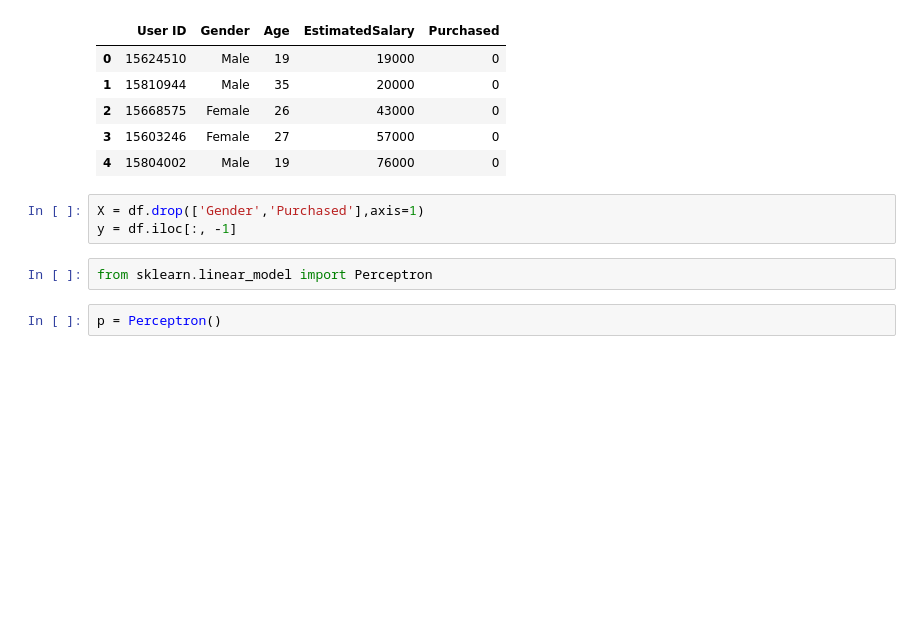
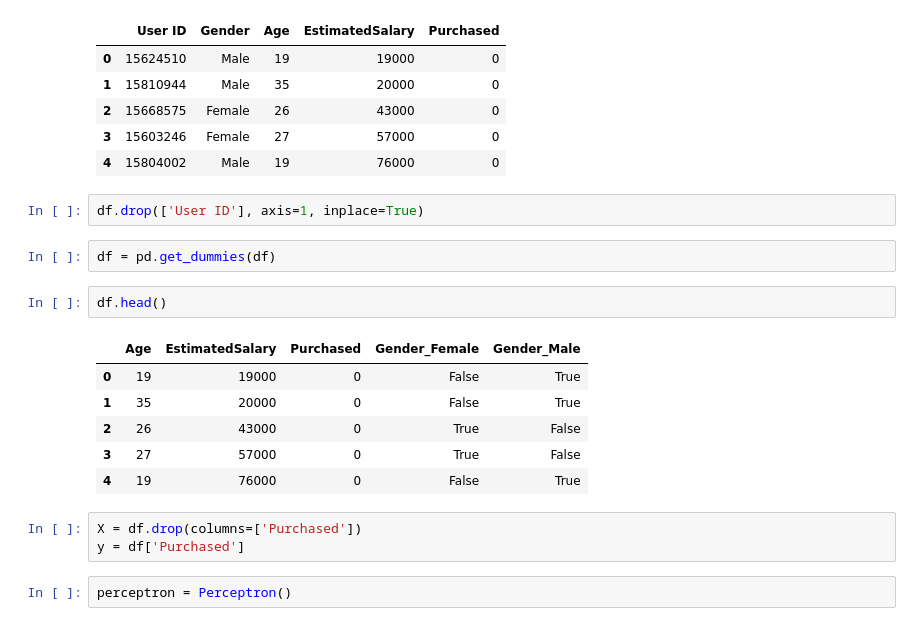
Before and after one commit to anonymous298/Deep-Learning, a Jupyter notebook: Neural Networks/Perceptron.ipynb, the cells around one changed output. Cells and saved outputs as stored; diff of their text form; blank space fills up the shorter version.

```diff
--- a/Neural Networks/Perceptron.ipynb
+++ b/Neural Networks/Perceptron.ipynb
@@ -14,11 +58,22 @@ df.head()
 | 2 | 15668575 | Female | 26 | 43000 | 0 |
 | 3 | 15603246 | Female | 27 | 57000 | 0 |
 | 4 | 15804002 | Male | 19 | 76000 | 0 |
+# %%
+df.drop(['User ID'], axis=1, inplace=True)
+# %%
+df = pd.get_dummies(df)
+# %%
+df.head()
+# %% [output]
+|  | Age | EstimatedSalary | Purchased | Gender_Female | Gender_Male |
+| 0 | 19 | 19000 | 0 | False | True |
+| 1 | 35 | 20000 | 0 | False | True |
+| 2 | 26 | 43000 | 0 | True | False |
+| 3 | 27 | 57000 | 0 | True | False |
+| 4 | 19 | 76000 | 0 | False | True |
 # %%
-X = df.drop(['Gender','Purchased'],axis=1)
-y = df.iloc[:, -1]
+X = df.drop(columns=['Purchased'])
+y = df['Purchased']
-# %%
-from sklearn.linear_model import Perceptron
 # %%
-p = Perceptron()
+perceptron = Perceptron()
 # %%
```
Also changed, not shown: parts of 17 cells of this notebook, 2 other files.
